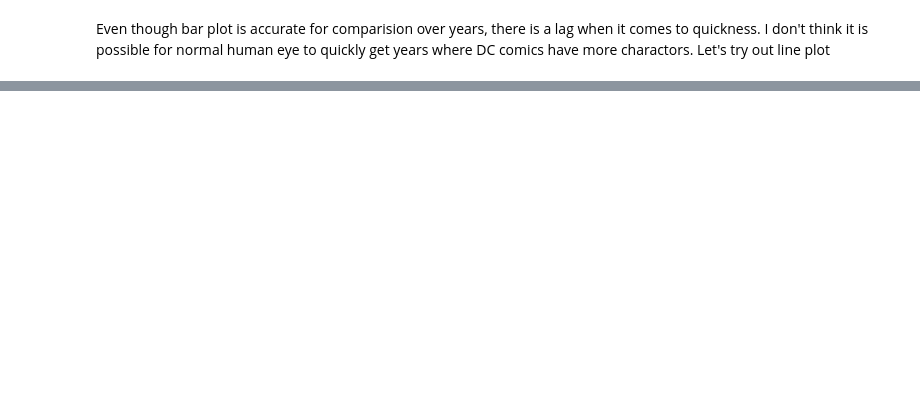
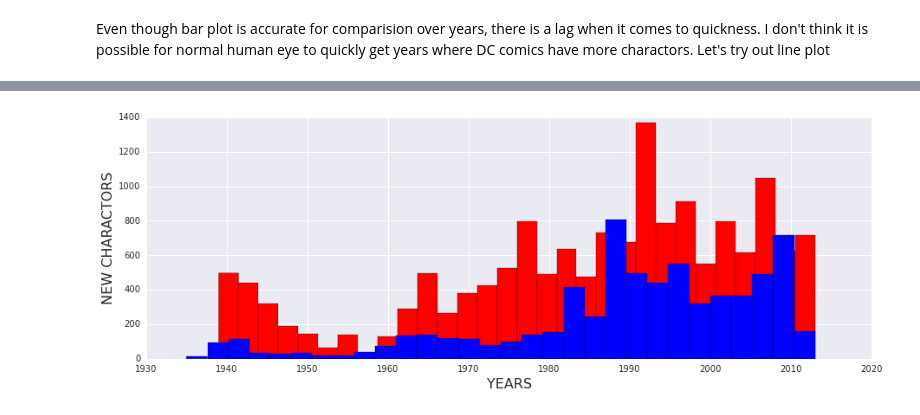
Before and after one commit to manjush3v/Comics, a Jupyter notebook: Comics.ipynb, the cells around one changed output, grey strips where cells are left out. Saved outputs shown, nothing was run; the diff lists cells and outputs as text; code cells hidden in the pictures; blank space fills up the shorter version.

```diff
--- a/Comics.ipynb
+++ b/Comics.ipynb
@@ -133,0 +156,9 @@ Now the above plot looks likes a good plot for compairision purpose. The above p
+# %%
+fig = plt.figure()
+marvel_comics['Year'].plot(kind='hist', bins=30, figsize=(15,5),color='red')
+dc_comics['YEAR'].plot(kind='hist',bins=30,figsize=(15,5),color='blue')
+plt.xlabel('YEARS',fontsize=16)
+plt.ylabel('NEW CHARACTORS',fontsize=16)
+plt.show()
+# %% [output]
+[figure, added]
```
Also changed, not shown: parts of 9 cells of this notebook.
